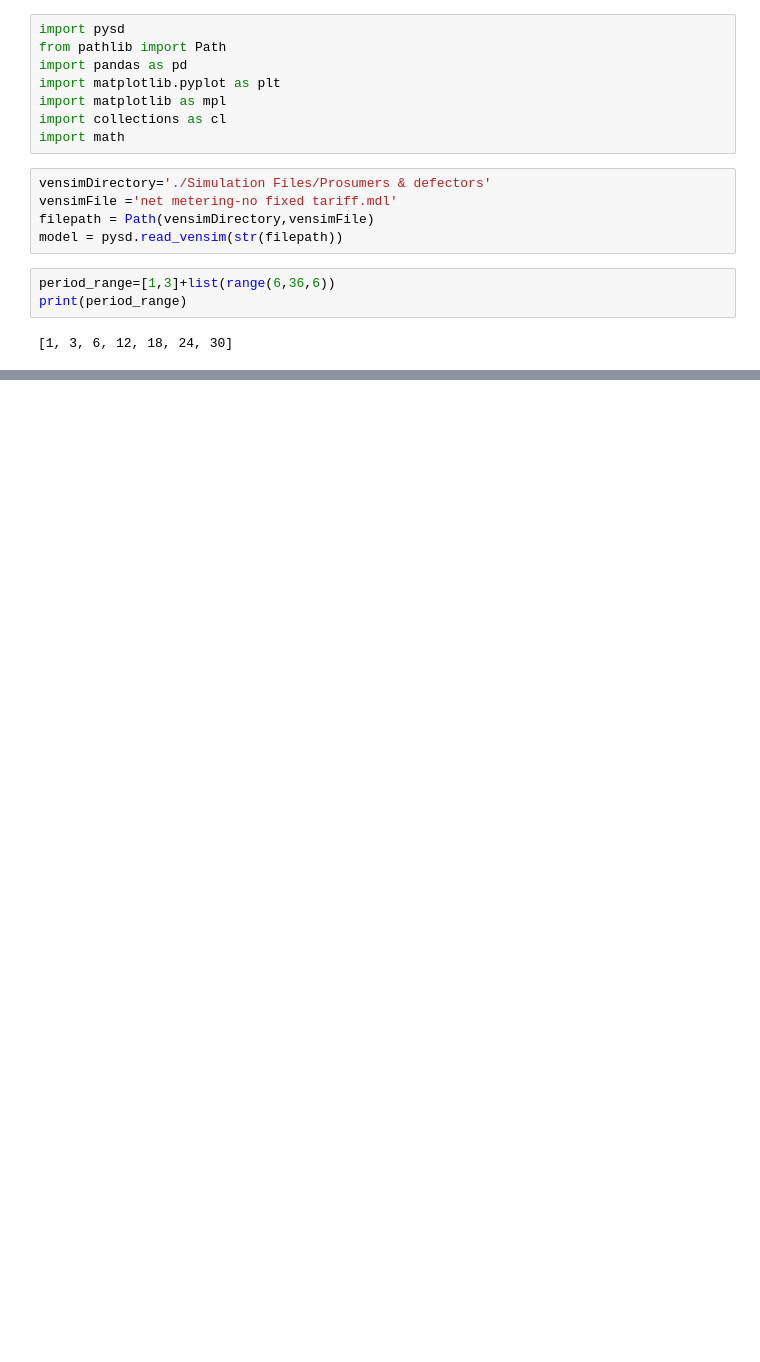
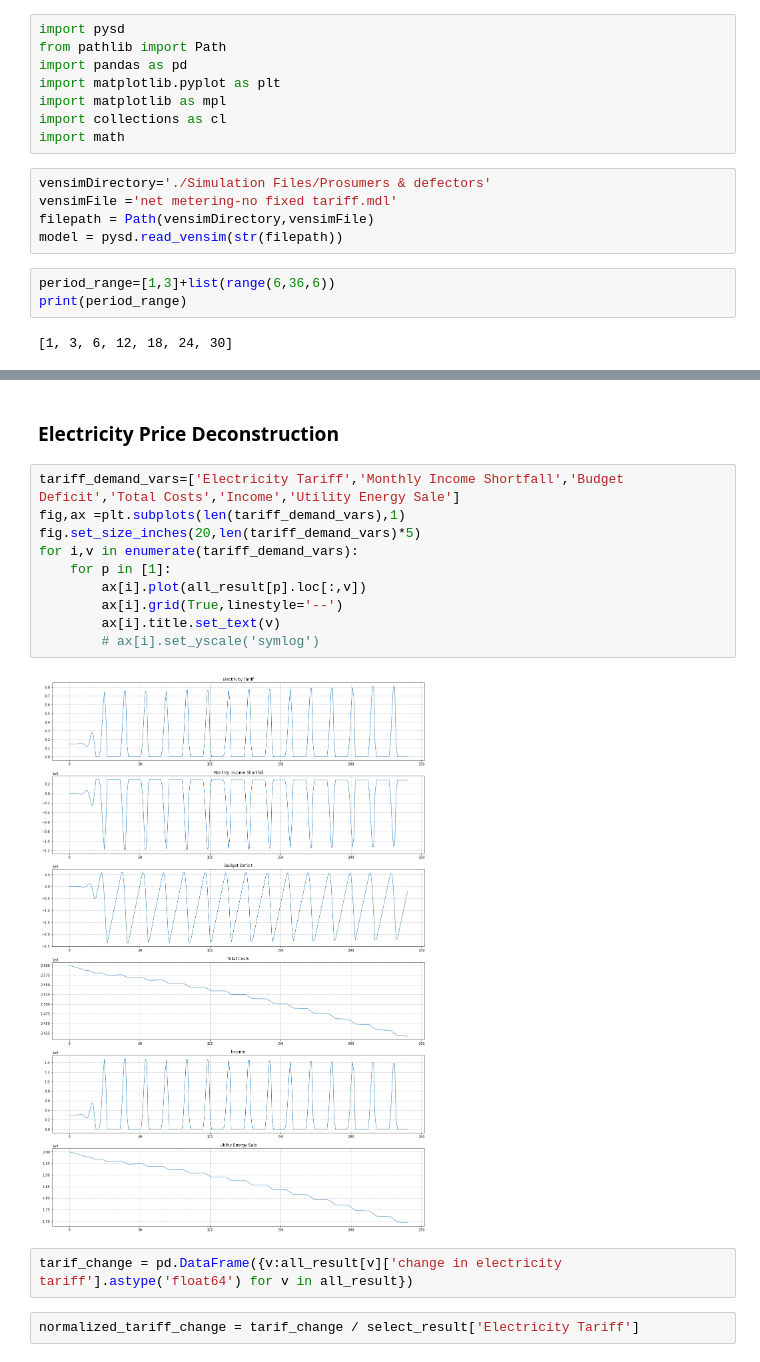
Before and after one commit to barazesh/Phd-Codes, a Jupyter notebook: initial playbook.ipynb, the cells around one changed output, grey strips where cells are left out. Drawn from its saved outputs; the diff is of its cells as text; blank space fills up the shorter version.

```diff
--- a/initial playbook.ipynb
+++ b/initial playbook.ipynb
@@ -59,0 +88,18 @@ plt.ylabel('dollars/kWh')
+# %% [markdown]
+### Electricity Price Deconstruction
+# %%
+tariff_demand_vars=['Electricity Tariff','Monthly Income Shortfall','Budget Deficit','Total Costs','Income','Utility Energy Sale']
+fig,ax =plt.subplots(len(tariff_demand_vars),1)
+fig.set_size_inches(20,len(tariff_demand_vars)*5)
+for i,v in enumerate(tariff_demand_vars):
+    for p in [1]:
+        ax[i].plot(all_result[p].loc[:,v])
+        ax[i].grid(True,linestyle='--')
+        ax[i].title.set_text(v)
+        # ax[i].set_yscale('symlog')
+# %% [output]
+[figure, added]
+# %%
+tarif_change = pd.DataFrame({v:all_result[v]['change in electricity tariff'].astype('float64') for v in all_result})
+# %%
+normalized_tariff_change = tarif_change / select_result['Electricity Tariff']
```
Also changed, not shown: parts of 13 cells of this notebook, 5 other files.
